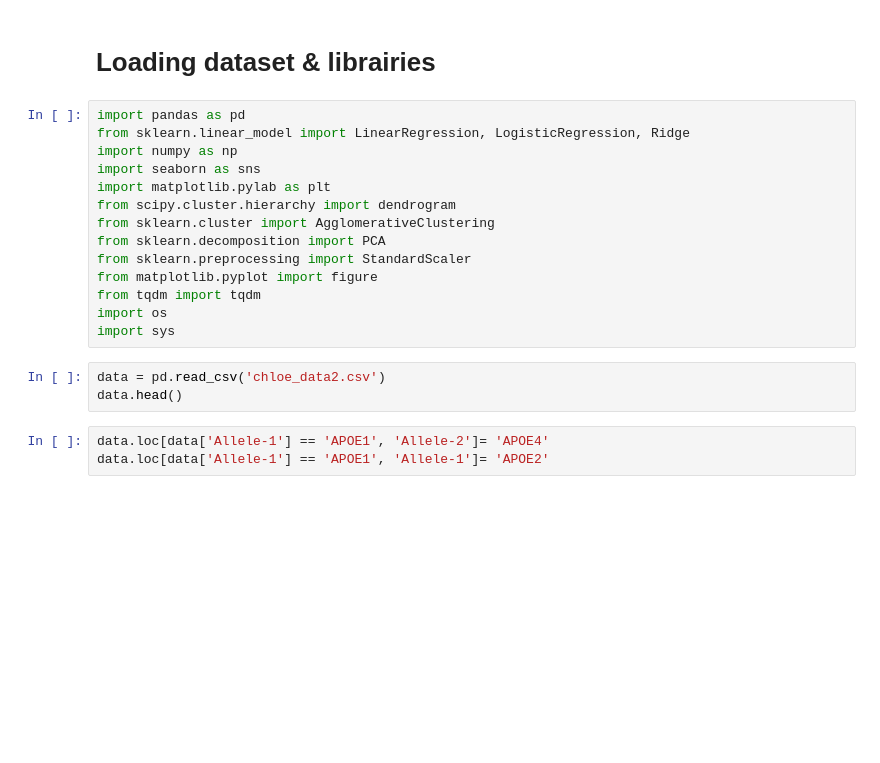
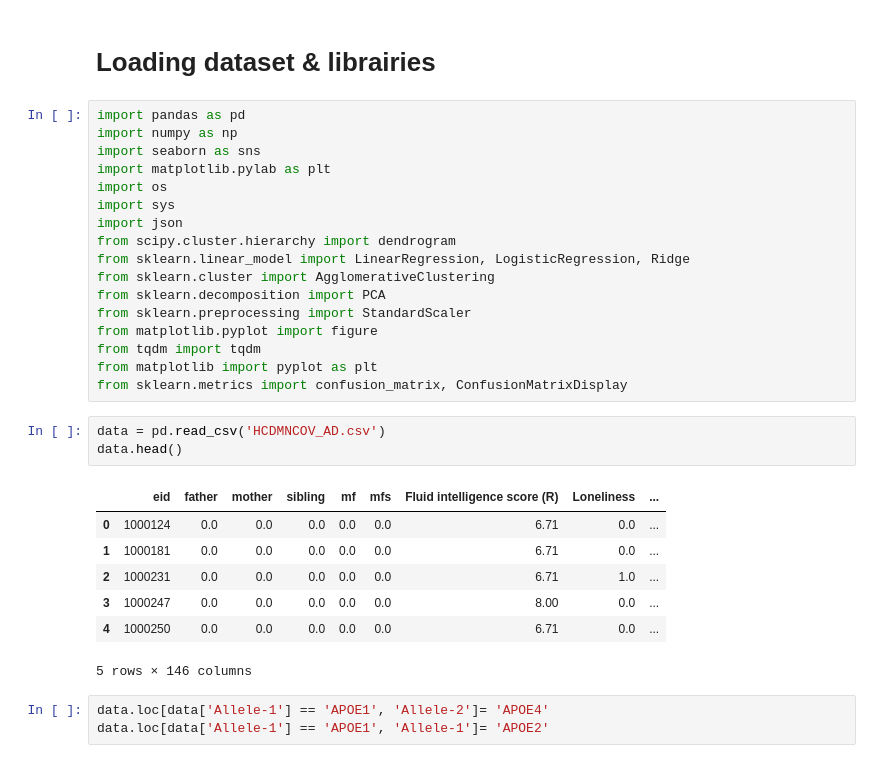
Before and after one commit to dblabs-mcgill-mila/HCDMNCOV_AD, a Jupyter notebook: Permutation_Analyses_Figures_6_7.ipynb, the cells around one changed output. Saved outputs shown, nothing was run; the diff lists cells and outputs as text; blank space fills up the shorter version.

```diff
--- a/Permutation_Analyses_Figures_6_7.ipynb
+++ b/Permutation_Analyses_Figures_6_7.ipynb
@@ -2,21 +5,32 @@
 # Loading dataset & librairies
 # %%
 import pandas as pd
-from sklearn.linear_model import LinearRegression, LogisticRegression, Ridge
 import numpy as np
 import seaborn as sns
 import matplotlib.pylab as plt
+import os
+import sys
+import json
 from scipy.cluster.hierarchy import dendrogram
+from sklearn.linear_model import LinearRegression, LogisticRegression, Ridge
 from sklearn.cluster import AgglomerativeClustering
 from sklearn.decomposition import PCA
 from sklearn.preprocessing import StandardScaler
 from matplotlib.pyplot import figure
 from tqdm import tqdm
-import os
-import sys
+from matplotlib import pyplot as plt
+from sklearn.metrics import confusion_matrix, ConfusionMatrixDisplay
 # %%
-data = pd.read_csv('chloe_data2.csv')
+data = pd.read_csv('HCDMNCOV_AD.csv')
 data.head()
+# %% [output]
+|  | eid | father | mother | sibling | mf | mfs | Fluid intelligence score (R) | Loneliness | ... |
+| 0 | 1000124 | 0.0 | 0.0 | 0.0 | 0.0 | 0.0 | 6.71 | 0.0 | ... |
+| 1 | 1000181 | 0.0 | 0.0 | 0.0 | 0.0 | 0.0 | 6.71 | 0.0 | ... |
+| 2 | 1000231 | 0.0 | 0.0 | 0.0 | 0.0 | 0.0 | 6.71 | 1.0 | ... |
+| 3 | 1000247 | 0.0 | 0.0 | 0.0 | 0.0 | 0.0 | 8.00 | 0.0 | ... |
+| 4 | 1000250 | 0.0 | 0.0 | 0.0 | 0.0 | 0.0 | 6.71 | 0.0 | ... |
+5 rows × 146 columns
 # %%
 data.loc[data['Allele-1'] == 'APOE1', 'Allele-2']= 'APOE4'
 data.loc[data['Allele-1'] == 'APOE1', 'Allele-1']= 'APOE2'
```
Also changed, not shown: parts of 12 cells of this notebook.
